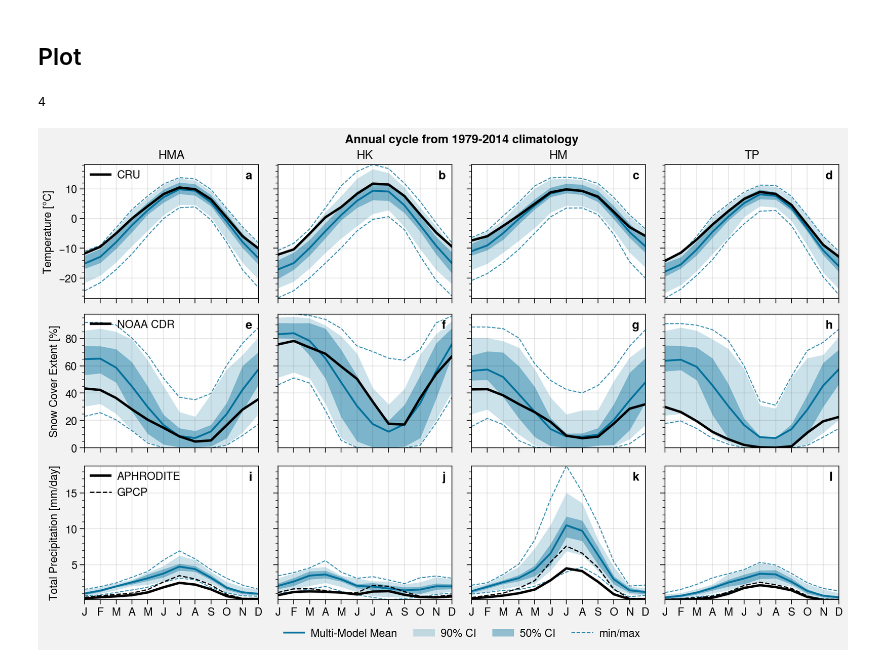
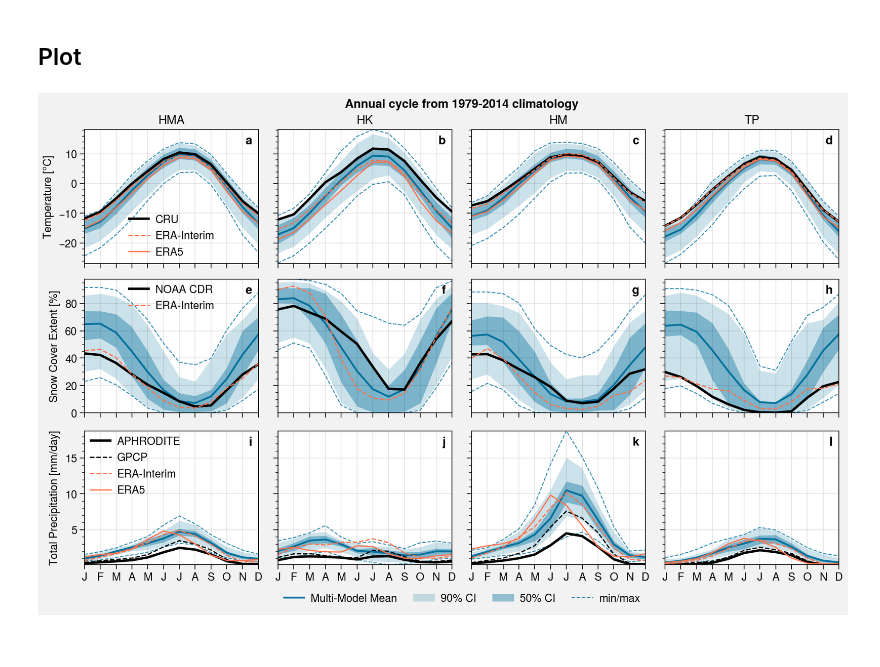
Before and after one commit to mickaellalande/PhD, a Jupyter notebook: CICLAD/Himalaya/CMIP6_HMA_paper/fig5_annual-cycles.ipynb, the cells around one changed output. Drawn from its saved outputs; the diff is of its cells as text; code cells hidden in the pictures.

Commit message:
Finish pre proj figures

```diff
--- a/CICLAD/Himalaya/CMIP6_HMA_paper/fig5_annual-cycles.ipynb
+++ b/CICLAD/Himalaya/CMIP6_HMA_paper/fig5_annual-cycles.ipynb
@@ -59,0 +62,5 @@ For Snow Cover Extent, there is only ERA-Interim on the period 1979-2014 and is
+# %%
+tas_era5 = xr.open_dataset(path+'/1month_mean_Global_ea_2t_1979-2014_v02.nc').t2m.rename({'latitude': 'lat', 'longitude': 'lon'}).sel(lat=slice(latlim_ext.stop, latlim_ext.start), lon=lonlim_ext) - 273.15
+tas_erai = xr.open_dataset(path+'/1month_mean_Global_ei_t2m_1979-2014_v02.nc').t2m.rename({'latitude': 'lat', 'longitude': 'lon'}).sel(lat=slice(latlim_ext.stop, latlim_ext.start), lon=lonlim_ext) - 273.15
+pr_era5 = xr.open_dataset(path+'/1month_mean_Global_ea_tp_1979-2014_v02.nc').tp.rename({'latitude': 'lat', 'longitude': 'lon'}).sel(lat=slice(latlim_ext.stop, latlim_ext.start), lon=lonlim_ext) * 10**3
+pr_erai = xr.open_dataset(path+'/1month_mean_Global_ei_tp_1979-2014_v02.nc').tp.rename({'latitude': 'lat', 'longitude': 'lon'}).sel(lat=slice(latlim_ext.stop, latlim_ext.start), lon=lonlim_ext) * 10**3
@@ -59,0 +92,21 @@ For Snow Cover Extent, there is only ERA-Interim on the period 1979-2014 and is
+# %%
+SD = xr.open_mfdataset('/bdd/ERAI/NETCDF/GLOBAL_075/1xmonthly/AN_SF/*/sd.*.asmei.GLOBAL_075.nc').sd.sel(time=period, lat=slice(latlim_ext.stop, latlim_ext.start), lon=lonlim_ext)
+RW = 1000
+obs = xr.ufuncs.minimum(1, RW*SD/15)*100
+
+# Check if the time steps are ok
+np.testing.assert_equal((int(period.stop) - int(period.start) + 1)*12, obs.time.size)
+
+obs_ac = u.annual_cycle(obs, calendar='standard')
+
+regridder = xe.Regridder(obs_ac, elevation, 'bilinear', periodic=False, reuse_weights=True)
+
+# Compute annual cycle for each zones
+temp = [None]*len(zones)
+obs_ac_regrid = regridder(obs_ac)
+for i, zone in enumerate(zones):
+    temp[i] = u.spatial_average(
+        obs_ac_regrid.sel(lat=zones_df.latlim[zone], lon=zones_df.lonlim[zone]).where(elevation > 2500)
+    )
+
+obs_ac_regrid_zones_snc_erai = xr.concat(temp, pd.Index(zones, name="zone")).load()
@@ -257,15 +312,12 @@ multimodel_ensemble_ac = multimodel_ensemble_ac.sel(model=['BCC-CSM2-MR', 'BCC-E
 # multimodel_ensemble_ac
 # %% [markdown]
 ## Plot
-# %%
-len(zones)
-# %% [output]
-4
 # %%
 f, axs = plot.subplots(ncols=4, nrows=3, aspect=1.3, sharey=0, axwidth=2)
 
 color_model = 'ocean blue'
 color_obs = 'black'
+color_era = 'pink orange'
 
 n_ax = 0
 for i_var, var in enumerate(list_vars):
@@ -296,11 +348,16 @@ for i_var, var in enumerate(list_vars):
         # Plot observations
         if var == 'tas':
             h3 = axs[n_ax].plot(obs_ac_regrid_zones_tas[i], label='CRU', color=color_obs, linewidth=2)
+            h4 = axs[n_ax].plot(obs_ac_regrid_zones_tas_erai[i], label='ERA-Interim', color=color_era, linewidth=1, linestyle='--')
+            h5 = axs[n_ax].plot(obs_ac_regrid_zones_tas_era5[i], label='ERA5', color=color_era, linewidth=1)
         elif var == 'snc':
             h3 = axs[n_ax].plot(obs_ac_regrid_zones_snc[i], label='NOAA CDR', color=color_obs, linewidth=2)
+            h4 = axs[n_ax].plot(obs_ac_regrid_zones_snc_erai[i], label='ERA-Interim', color=color_era, linewidth=1, linestyle='--')
         elif var == 'pr':
             h3 = axs[n_ax].plot(obs_ac_regrid_zones_pr_aphro[i], label='APHRODITE', color=color_obs, linewidth=2)
             h4 = axs[n_ax].plot(obs_ac_regrid_zones_pr_gpcp[i], label='GPCP', color=color_obs, linewidth=1, linestyle='--')
+            h5 = axs[n_ax].plot(obs_ac_regrid_zones_pr_erai[i], label='ERA-Interim', color=color_era, linewidth=1, linestyle='--')
+            h6 = axs[n_ax].plot(obs_ac_regrid_zones_pr_era5[i], label='ERA5', color=color_era, linewidth=1)
 
         if i == 0:
             axs[n_ax].format(
@@ -315,35 +372,40 @@ for i_var, var in enumerate(list_vars):
                 xlabel='',
                 yticklabels=[]
             )
 
 
         if i_var == 0:
             axs[n_ax].format(title=zones[n_ax])
 
         # Add obs legend and ylabel
         if i == 0:
-            if var in ['pr']:
+            if var == 'tas':
+                h = [h3, h4, h5]
+                loc = 'lc'
+            elif var == 'snc':
                 h = [h3, h4]
-            else:
-                h = [h3]
-            axs[n_ax].legend(h, loc='ul', frame=False, ncols=1)
+                loc = 'uc'
+            elif var == 'pr':
+                h = [h3, h4, h5, h6]
+                loc = 'ul'
+            axs[n_ax].legend(h, loc=loc, frame=False, ncols=1)
 
             labels=['Temperature [°C]', 'Snow Cover Extent [%]', 'Total Precipitation [mm/day]']
             axs[n_ax].format(
                 ylabel = labels[i_var]
             )
 
         n_ax += 1
 
 f.legend([h1[0], h1[1], h1[2], h2], loc='b', frame=False, ncols=4, order='F', center=False)
 
 axs.format(
     suptitle='Annual cycle from '+period.start+'-'+period.stop+' climatology',
 #     collabels=zones,
     abc=True, abcloc='ur'
 )
 
 filename = 'fig5_ac_all_'+period.start+'-'+period.stop
 # f.save('img/'+filename+'.jpg'); f.save('img/'+filename+'.png'); f.save('img/'+filename+'.pdf')
 # %% [output]
-[figure, old version]
+[figure, new version]
```
Also changed, not shown: parts of 4 cells of this notebook, 21 other files.
